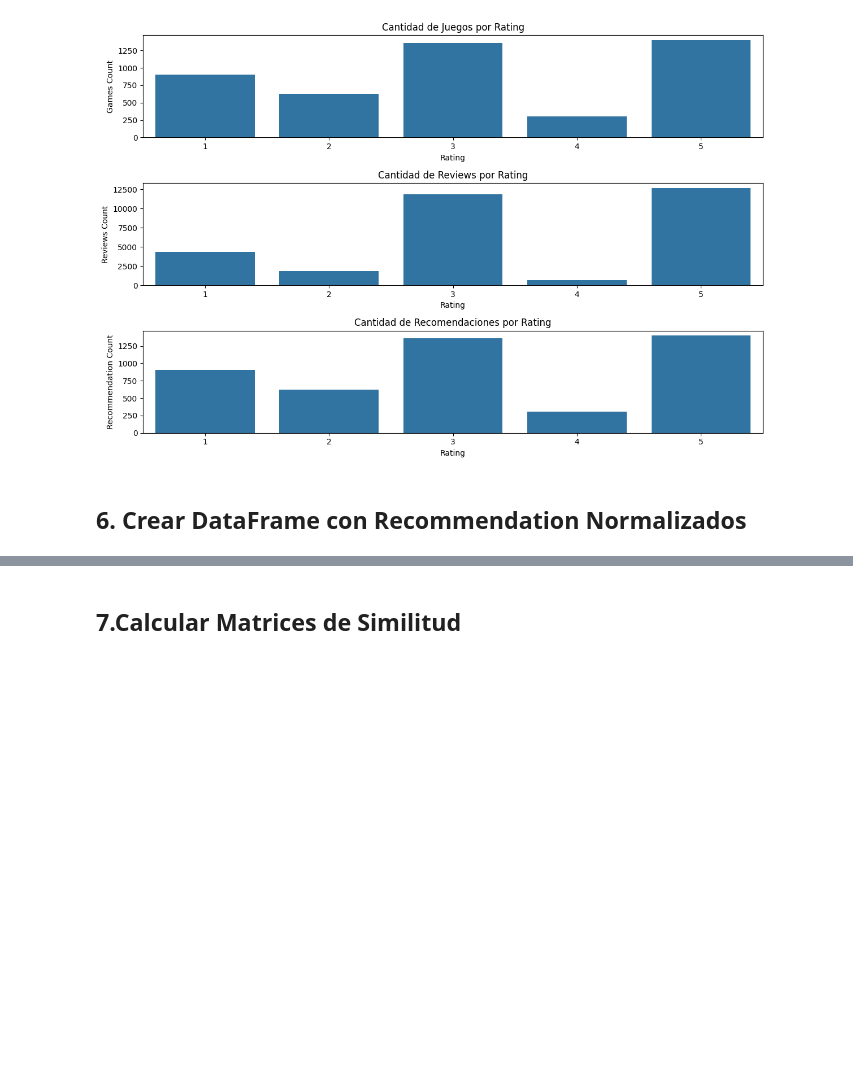
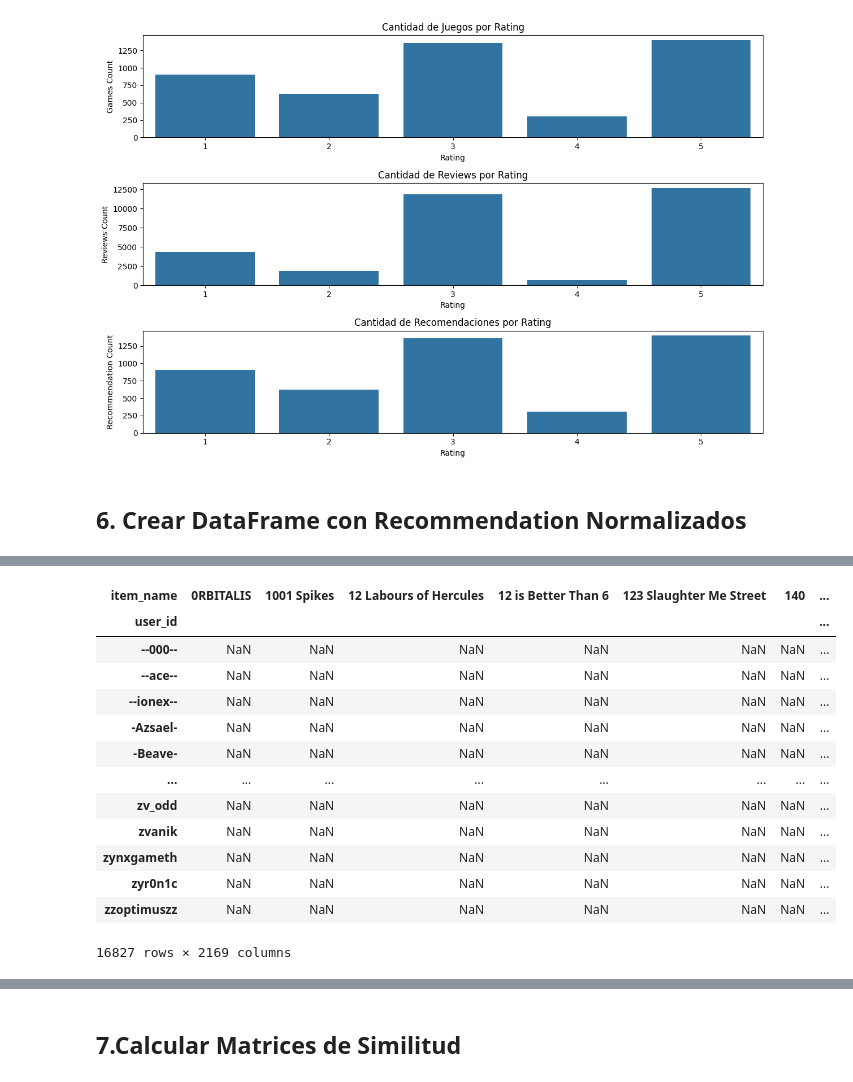
Before and after one commit to ASGuzman/PI_MLOps_Steam, a Jupyter notebook: Modelo_de_recomendacion.ipynb, the cells around one changed output, grey strips where cells are left out. Cells and saved outputs as stored; diff of their text form; code cells hidden in the pictures; blank space fills up the shorter version.

```diff
--- a/Modelo_de_recomendacion.ipynb
+++ b/Modelo_de_recomendacion.ipynb
@@ -169,3 +186,19 @@ Name: item_name, dtype: int64
 # %%
-table_ = merged_data.pivot_table(index="user_id", columns="item_name", values="recommendation")
+table_ = df_final.pivot_table(index=["user_id"], columns=["item_name"], values="recommendation")
+table_
+# %% [output]
+| item_name | 0RBITALIS | 1001 Spikes | 12 Labours of Hercules | 12 is Better Than 6 | 123 Slaughter Me Street | 140 | ... |
+| user_id |  |  |  |  |  |  | ... |
+| --000-- | NaN | NaN | NaN | NaN | NaN | NaN | ... |
+| --ace-- | NaN | NaN | NaN | NaN | NaN | NaN | ... |
+| --ionex-- | NaN | NaN | NaN | NaN | NaN | NaN | ... |
+| -Azsael- | NaN | NaN | NaN | NaN | NaN | NaN | ... |
+| -Beave- | NaN | NaN | NaN | NaN | NaN | NaN | ... |
+| ... | ... | ... | ... | ... | ... | ... | ... |
+| zv_odd | NaN | NaN | NaN | NaN | NaN | NaN | ... |
+| zvanik | NaN | NaN | NaN | NaN | NaN | NaN | ... |
+| zynxgameth | NaN | NaN | NaN | NaN | NaN | NaN | ... |
+| zyr0n1c | NaN | NaN | NaN | NaN | NaN | NaN | ... |
+| zzoptimuszz | NaN | NaN | NaN | NaN | NaN | NaN | ... |
+16827 rows × 2169 columns
 # %%
```
Also changed, not shown: parts of 15 cells of this notebook, 1 other file.
